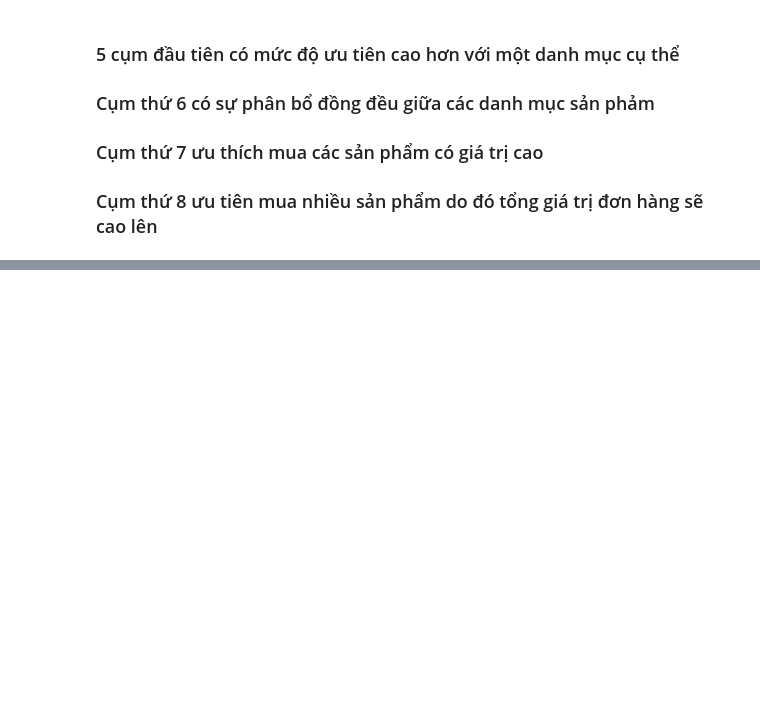
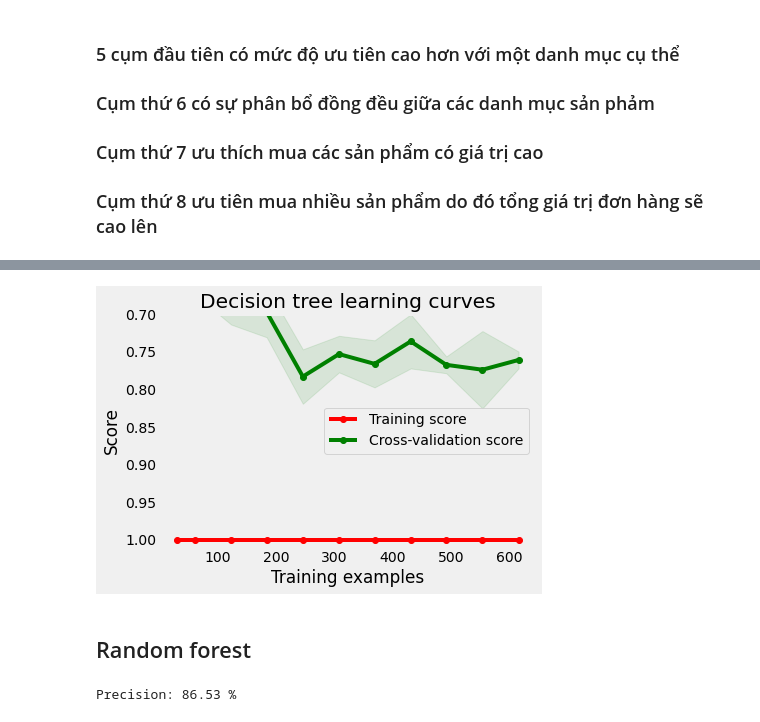
Before and after one commit to vukhanh09/customer_segmentation, a Jupyter notebook: src/Insight/cluster_customer.ipynb, the cells around one changed output, grey strips where cells are left out. Saved outputs shown, nothing was run; the diff lists cells and outputs as text; code cells hidden in the pictures; blank space fills up the shorter version.

```diff
--- a/src/Insight/cluster_customer.ipynb
+++ b/src/Insight/cluster_customer.ipynb
@@ -342,0 +430,17 @@ g = plot_learning_curve(svc.grid.best_estimator_,
+# %%
+g = plot_learning_curve(tr.grid.best_estimator_, "Decision tree learning curves", X_train, Y_train,
+                        ylim = [1.01, 0.7], cv = 5,
+                        train_sizes = [0.05, 0.1, 0.2, 0.3, 0.4, 0.5, 0.6, 0.7, 0.8, 0.9, 1])
+# %% [output]
+[figure, added]
+# %% [markdown]
+## Random forest
+# %%
+rf = Class_Fit(clf = ensemble.RandomForestClassifier)
+param_grid = {'criterion' : ['entropy', 'gini'], 'n_estimators' : [20, 40, 60, 80, 100],
+               'max_features' :['sqrt', 'log2']}
+rf.grid_search(parameters = param_grid, Kfold = 5)
+rf.grid_fit(X = X_train, Y = Y_train)
+rf.grid_predict(X_test, Y_test)
+# %% [output]
+Precision: 86.53 %
```
Also changed, not shown: parts of 25 cells of this notebook, 2 other files.
